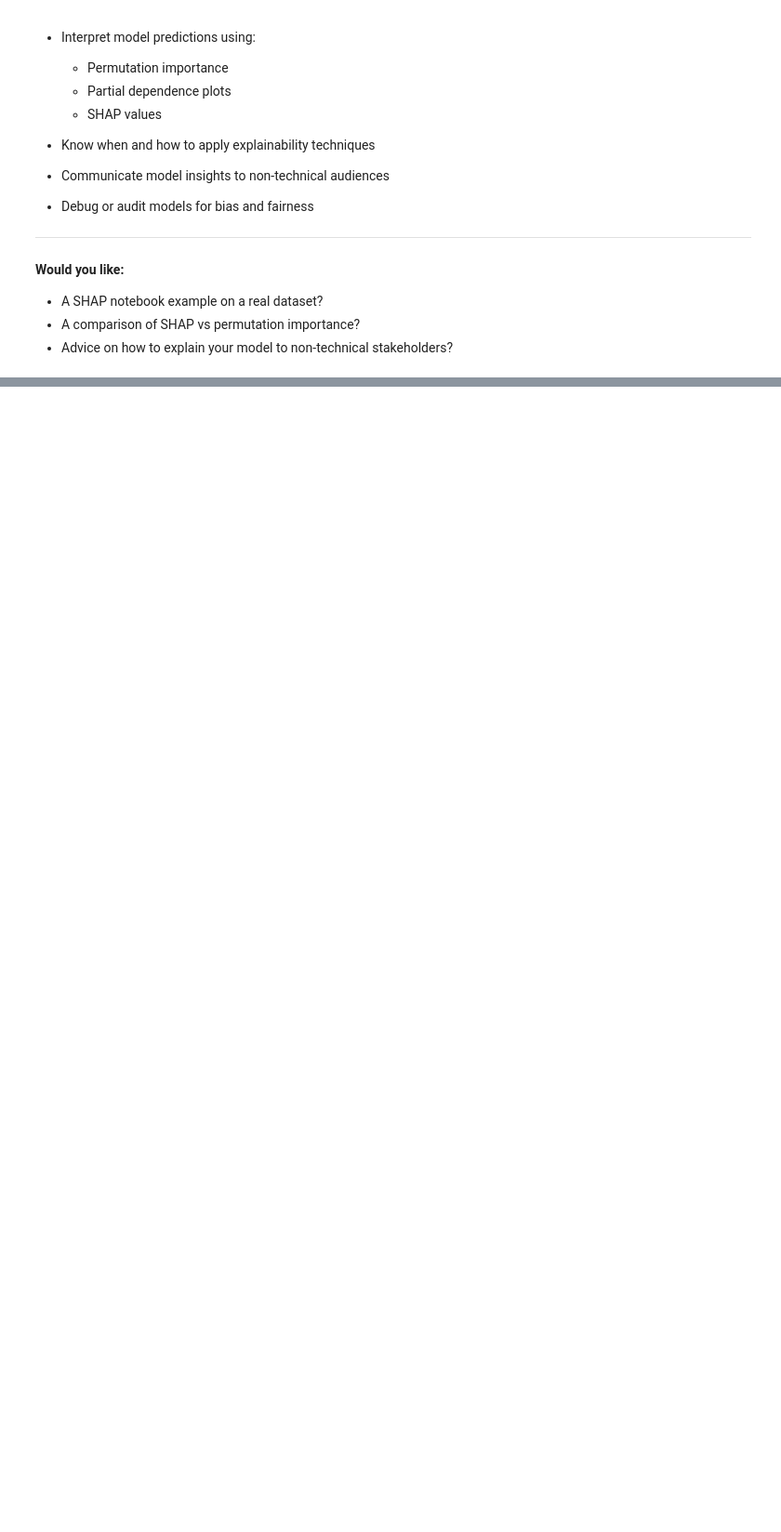
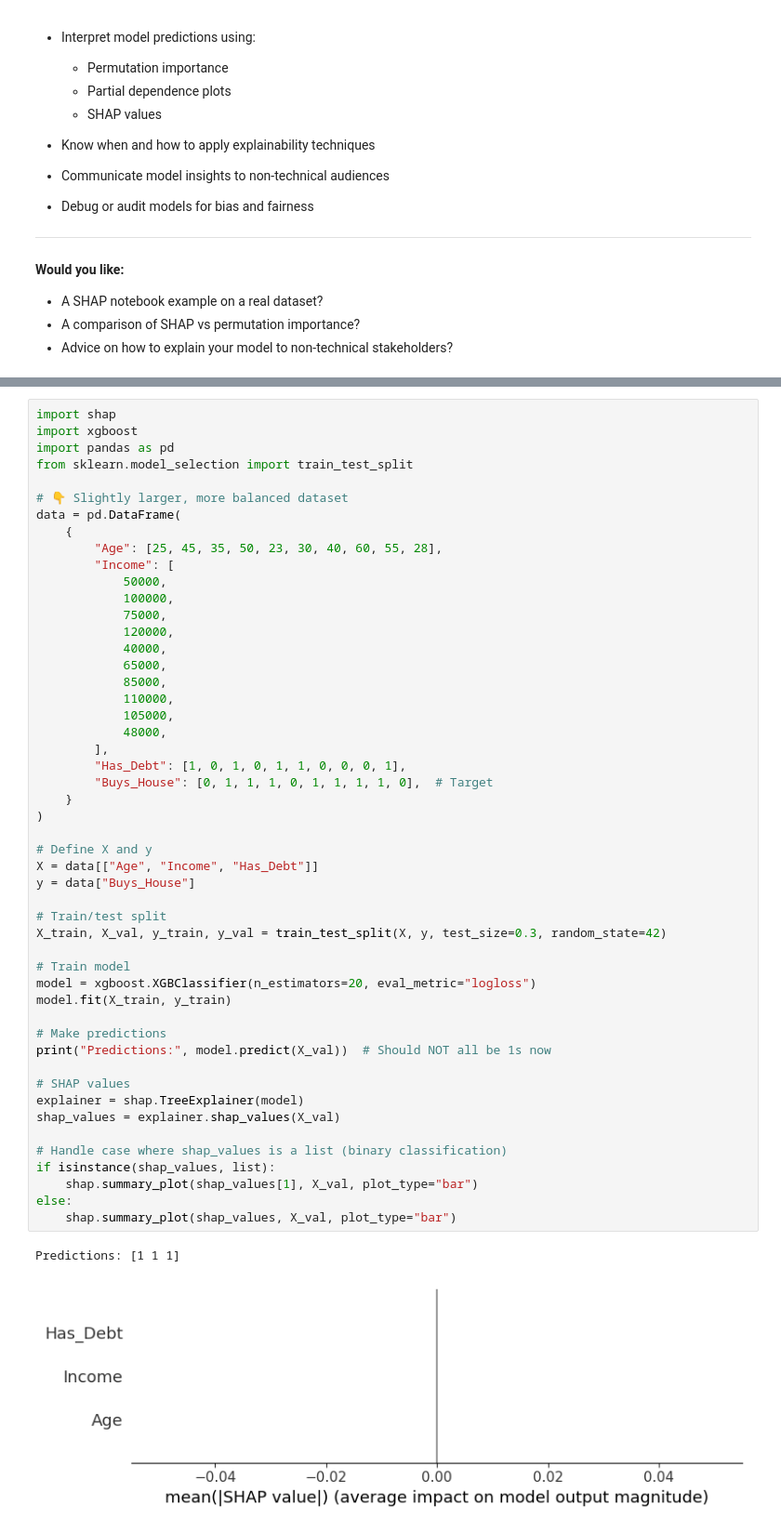
Before and after one commit to deanesh/data-science-examples, a Jupyter notebook: 15-machine_learning_explainability/machine_learning_explainability.ipynb, the cells around one changed output, grey strips where cells are left out. Shown at 93% size. Drawn from its saved outputs; the diff is of its cells as text; blank space fills up the shorter version.

```diff
--- a/15-machine_learning_explainability/machine_learning_explainability.ipynb
+++ b/15-machine_learning_explainability/machine_learning_explainability.ipynb
@@ -138,0 +192,53 @@ shap.summary_plot(shap_values, X_val)
+# %%
+import shap
+import xgboost
+import pandas as pd
+from sklearn.model_selection import train_test_split
+
+# 👇 Slightly larger, more balanced dataset
+data = pd.DataFrame(
+    {
+        "Age": [25, 45, 35, 50, 23, 30, 40, 60, 55, 28],
+        "Income": [
+            50000,
+            100000,
+            75000,
+            120000,
+            40000,
+            65000,
+            85000,
+            110000,
+            105000,
+            48000,
+        ],
+        "Has_Debt": [1, 0, 1, 0, 1, 1, 0, 0, 0, 1],
+        "Buys_House": [0, 1, 1, 1, 0, 1, 1, 1, 1, 0],  # Target
+    }
+)
+
+# Define X and y
+X = data[["Age", "Income", "Has_Debt"]]
+y = data["Buys_House"]
+
+# Train/test split
+X_train, X_val, y_train, y_val = train_test_split(X, y, test_size=0.3, random_state=42)
+
+# Train model
+model = xgboost.XGBClassifier(n_estimators=20, eval_metric="logloss")
+model.fit(X_train, y_train)
+
+# Make predictions
+print("Predictions:", model.predict(X_val))  # Should NOT all be 1s now
+
+# SHAP values
+explainer = shap.TreeExplainer(model)
+shap_values = explainer.shap_values(X_val)
+
+# Handle case where shap_values is a list (binary classification)
+if isinstance(shap_values, list):
+    shap.summary_plot(shap_values[1], X_val, plot_type="bar")
+else:
+    shap.summary_plot(shap_values, X_val, plot_type="bar")
+# %% [output]
+Predictions: [1 1 1]
+[figure, added]
```
Also changed, not shown: parts of 4 cells of this notebook, 2 other files.
